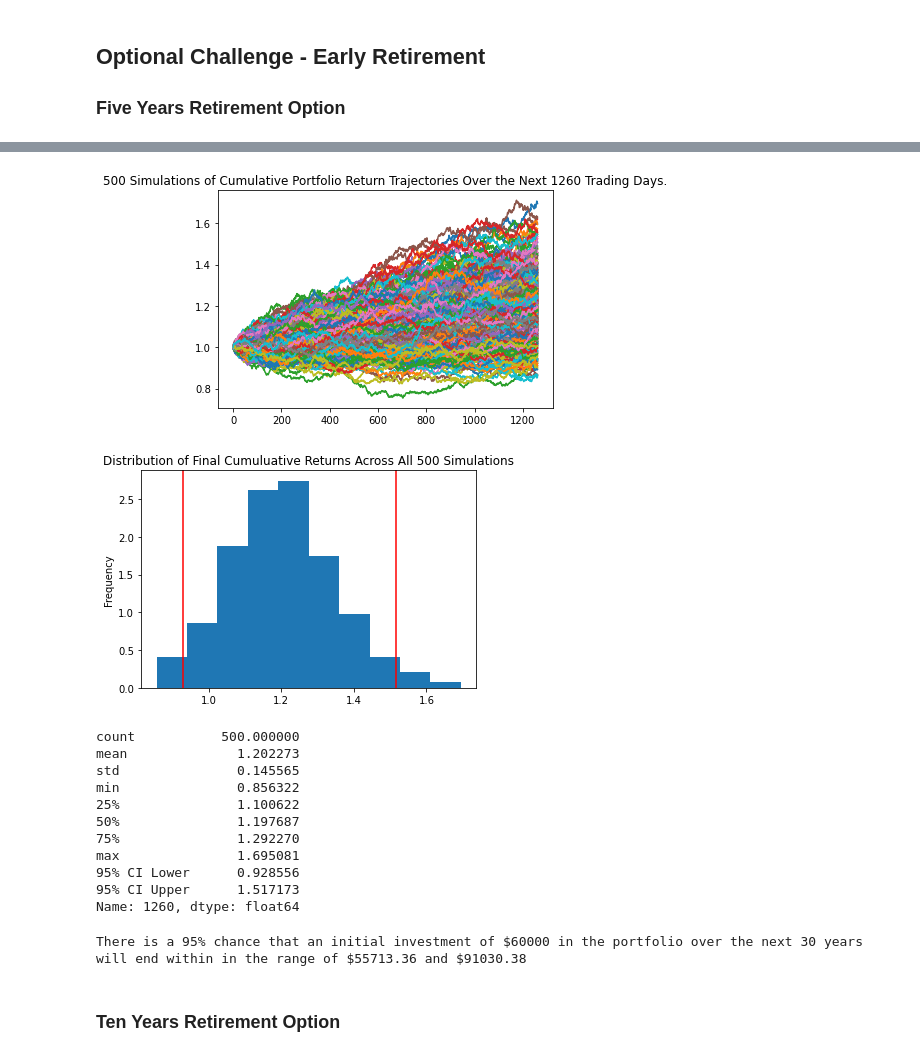
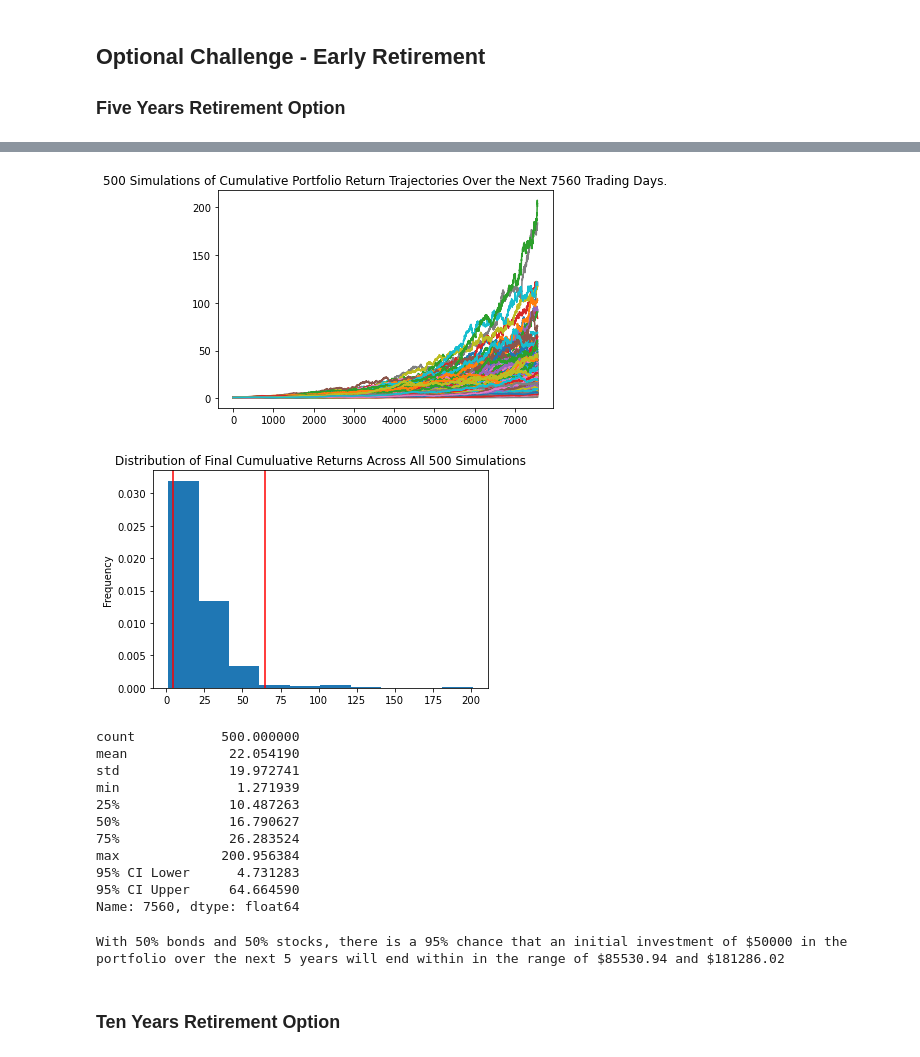
Before and after one commit to Leasty/API_Fin_Plan, a Jupyter notebook: Jays_Fin_Plan.ipynb, the cells around one changed output, grey strips where cells are left out. Saved outputs shown, nothing was run; the diff lists cells and outputs as text; code cells hidden in the pictures.

```diff
--- a/Jays_Fin_Plan.ipynb
+++ b/Jays_Fin_Plan.ipynb
@@ -171,12 +176,14 @@ Congratulations! You have enough money in your emergency fund.
 # %%
 # Set start and end dates of five years back from today.
 # Sample results may vary from the solution based on the time frame chosen
-start_date = pd.Timestamp('2015-08-07', tz='America/New_York').isoformat()
-end_date = pd.Timestamp('2020-08-07', tz='America/New_York').isoformat()
+start_date = pd.Timestamp('2016-05-10', tz='America/New_York').isoformat()
+end_date = pd.Timestamp('2021-05-10', tz='America/New_York').isoformat()
 # %%
 # Get 5 years' worth of historical data for SPY and AGG
-# YOUR CODE HERE!
-
+tickers = ["AGG", "SPY"]
+timeframe = "1D"
+df_stock_data = api.get_barset(tickers,timeframe,start=start_date,end=end_date,limit=1000).df
+df_stock_data.index = df_stock_data.index.date
 # Display sample data
 df_stock_data.head()
 # %% [output]
@@ -189,0 +197,8 @@ df_stock_data.head()
+# %%
+# Configuring a Monte Carlo simulation to forecast 30 years cumulative returns
+MC_even_dist = MCSimulation(
+    portfolio_data = df_stock_data,
+    weights = [.40,.60],
+    num_simulation = 500,
+    num_trading_days = 252*30
+)
@@ -340,43 +375,44 @@ Running Monte Carlo simulation number 490.
 # %%
 # Plot simulation outcomes
-# YOUR CODE HERE!
+plot_5y = MC_even_dist.plot_simulation()
 # %% [output]
-[figure, old version]
+[figure, new version]
 # %%
 # Plot probability distribution and confidence intervals
-# YOUR CODE HERE!
+dist_plot_5y = MC_even_dist.plot_distribution()
 # %% [output]
-[figure, old version]
+[figure, new version]
 # %%
 # Fetch summary statistics from the Monte Carlo simulation results
-# YOUR CODE HERE!
+summary_5y = MC_even_dist.summarize_cumulative_return()
 
 # Print summary statistics
-# YOUR CODE HERE!
+print(summary_5y)
 # %% [output]
 count           500.000000
-mean              1.202273
-std               0.145565
-min               0.856322
-25%               1.100622
-50%               1.197687
-75%               1.292270
-max               1.695081
-95% CI Lower      0.928556
-95% CI Upper      1.517173
-Name: 1260, dtype: float64
+mean             22.054190
+std              19.972741
+min               1.271939
+25%              10.487263
+50%              16.790627
+75%              26.283524
+max             200.956384
+95% CI Lower      4.731283
+95% CI Upper     64.664590
+Name: 7560, dtype: float64
 # %%
 # Set initial investment
-# YOUR CODE HERE!
+initial_investment_5y = 50000
 
 # Use the lower and upper `95%` confidence intervals to calculate the range of the possible outcomes of our $60,000
-# YOUR CODE HERE!
+ci_lower_five = round(even_tbl[8]* initial_investment_5y,2)
+ci_upper_five = round(even_tbl[9]* initial_investment_5y,2)
 
 # Print results
-print(f"There is a 95% chance that an initial investment of ${initial_investment} in the portfolio"
+print(f"With 50% bonds and 50% stocks, there is a 95% chance that an initial investment of ${initial_investment_5y} in the portfolio"
       f" over the next 5 years will end within in the range of"
       f" ${ci_lower_five} and ${ci_upper_five}")
 # %% [output]
-There is a 95% chance that an initial investment of $60000 in the portfolio over the next 30 years will end within in the range of $55713.36 and $91030.38
+With 50% bonds and 50% stocks, there is a 95% chance that an initial investment of $50000 in the portfolio over the next 5 years will end within in the range of $85530.94 and $181286.02
 # %% [markdown]
 ### Ten Years Retirement Option
```
Also changed, not shown: parts of 34 cells of this notebook, 3 other files.
